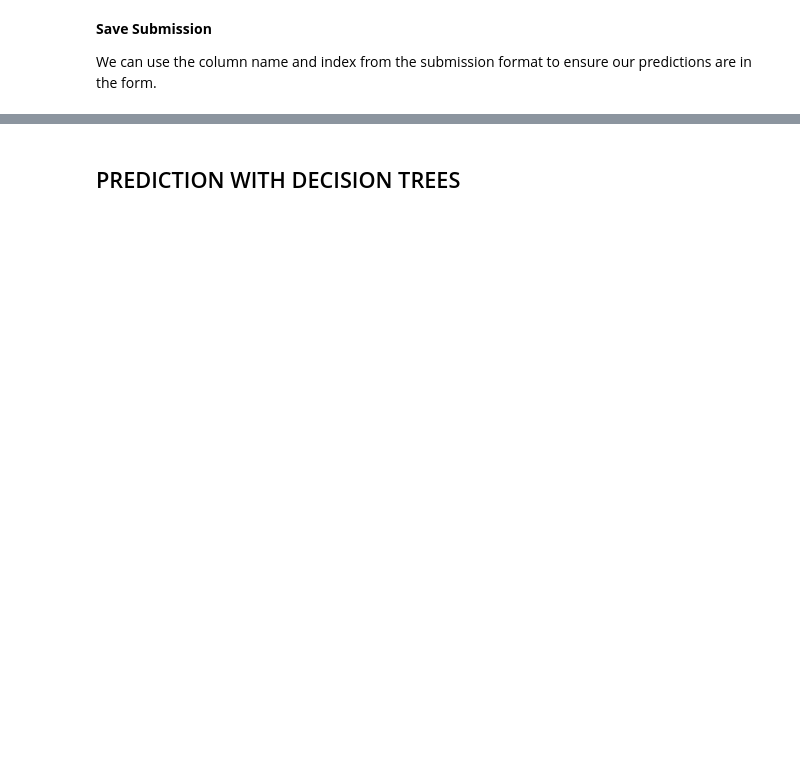
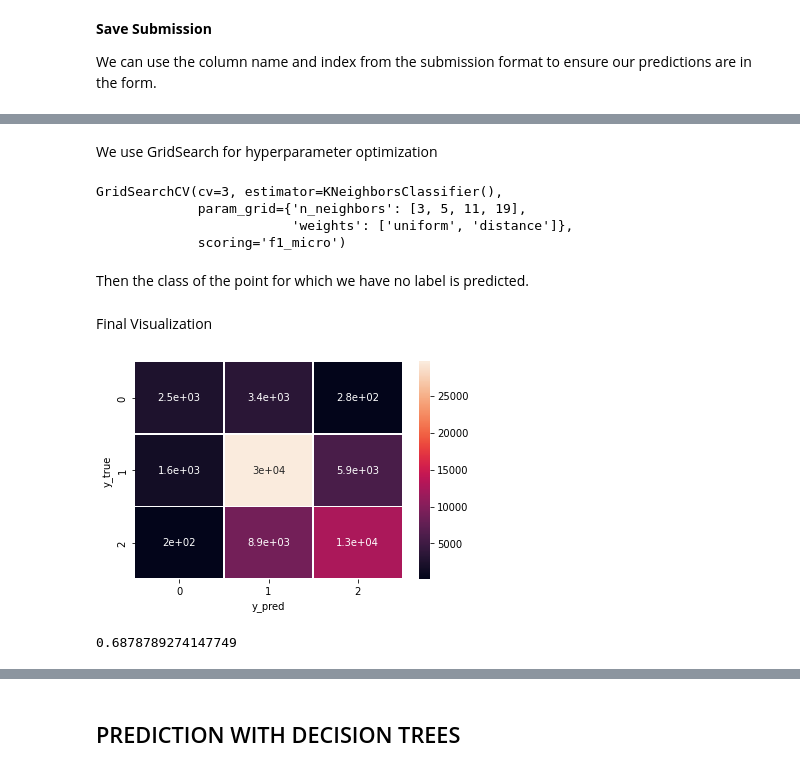
Before and after one commit to JavierVillarAsensio/Supervised_Learning-MachineLearningTechniques, a Jupyter notebook: Richter_Prediction.ipynb, the cells around one changed output, grey strips where cells are left out. Cells and saved outputs as stored; diff of their text form; code cells hidden in the pictures; blank space fills up the shorter version.

```diff
--- a/Richter_Prediction.ipynb
+++ b/Richter_Prediction.ipynb
@@ -330,0 +343,43 @@ We can use the column name and index from the submission format to ensure our pr
+# %% [markdown]
+We use GridSearch for hyperparameter optimization
+# %%
+from sklearn.model_selection import GridSearchCV
+from sklearn.neighbors import KNeighborsClassifier
+#list(range(10,30))
+grid_params = {
+    'n_neighbors' : [3,5,11,19],
+    'weights': ['uniform', 'distance'],
+}
+
+gs = GridSearchCV(KNeighborsClassifier(), grid_params, cv=3, scoring="f1_micro")
+
+gs.fit(X_train, y_train)
+# %% [output]
+GridSearchCV(cv=3, estimator=KNeighborsClassifier(),
+             param_grid={'n_neighbors': [3, 5, 11, 19],
+                         'weights': ['uniform', 'distance']},
+             scoring='f1_micro')
+# %% [markdown]
+Then the class of the point for which we have no label is predicted.
+# %%
+prediction = gs.predict(X_test)
+# %% [markdown]
+Final Visualization
+# %%
+# Confusion Matrix
+import seaborn as sns
+from sklearn.metrics import confusion_matrix, ConfusionMatrixDisplay
+cm = confusion_matrix(y_true=y_test, y_pred=prediction)
+
+sns.heatmap(cm,annot=True, linewidths=0.5)
+plt.xlabel("y_pred")
+plt.ylabel("y_true")
+plt.show()
+# %% [output]
+[figure, added]
+# %%
+# Importing accuracy score
+from sklearn.metrics import accuracy_score
+accuracy_score(y_test, prediction)
+# %% [output]
+0.6878789274147749
```
Also changed, not shown: parts of 26 cells of this notebook.
